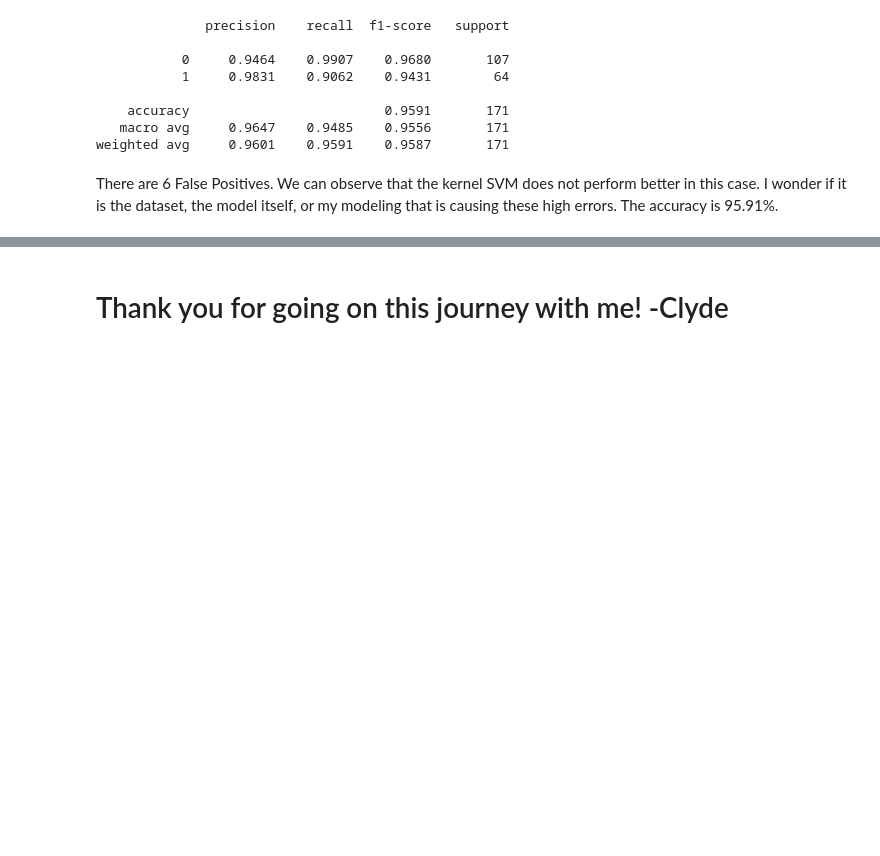
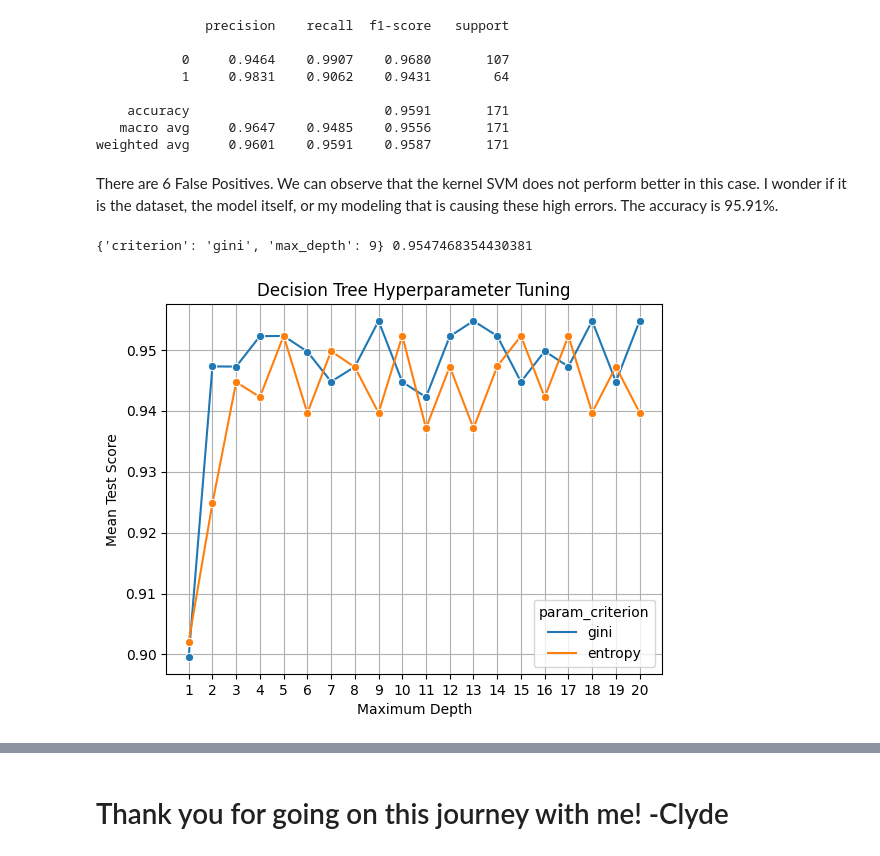
Before and after one commit to ClydeNarciso/breast-cancer-detection-using-supervised-learning, a Jupyter notebook: breast-cancer-detection-using-supervised-learning-algorithms.ipynb, the cells around one changed output, grey strips where cells are left out. Cells and saved outputs as stored; diff of their text form; code cells hidden in the pictures; blank space fills up the shorter version.

Commit message:
Added the decision tree classifier

```diff
--- a/breast-cancer-detection-using-supervised-learning-algorithms.ipynb
+++ b/breast-cancer-detection-using-supervised-learning-algorithms.ipynb
@@ -266,3 +266,29 @@ print(classification_report(y_test, svm_y_pred, digits=4))
 weighted avg     0.9601    0.9591    0.9587       171
 # %% [markdown]
 There are 6 False Positives. We can observe that the kernel SVM does not perform better in this case. I wonder if it is the dataset, the model itself, or my modeling that is causing these high errors. The accuracy is 95.91%.
+# %%
+#Instantiate the Decision Tree Classifier and perform cross-validation to tune hyperparameters while avoiding overfitting
+from sklearn.tree import DecisionTreeClassifier
+
+dt_param_grid = {'criterion': ['gini', 'entropy'],
+                'max_depth': np.arange(1, 21)}
+dt = DecisionTreeClassifier()
+dt_cv = GridSearchCV(dt, param_grid=dt_param_grid, cv=kf)
+
+dt_cv.fit(X_train_preprocessed, y_train)
+print(dt_cv.best_params_, dt_cv.best_score_)
+# %% [output]
+{'criterion': 'gini', 'max_depth': 9} 0.9547468354430381
+# %%
+# Visualize hyperparameter tuning of the Decision Tree
+dt_cv_results_df = pd.DataFrame(dt_cv.cv_results_)
+sns.lineplot(data=dt_cv_results_df, x='param_max_depth', y='mean_test_score', hue='param_criterion', marker='o')
+
+plt.xlabel('Maximum Depth')
+plt.xticks(np.arange(1,21))
+plt.ylabel('Mean Test Score')
+plt.grid(True)
+plt.title('Decision Tree Hyperparameter Tuning')
+plt.show()
+# %% [output]
+[figure, added]
```
Also changed, not shown: parts of 3 cells of this notebook.
